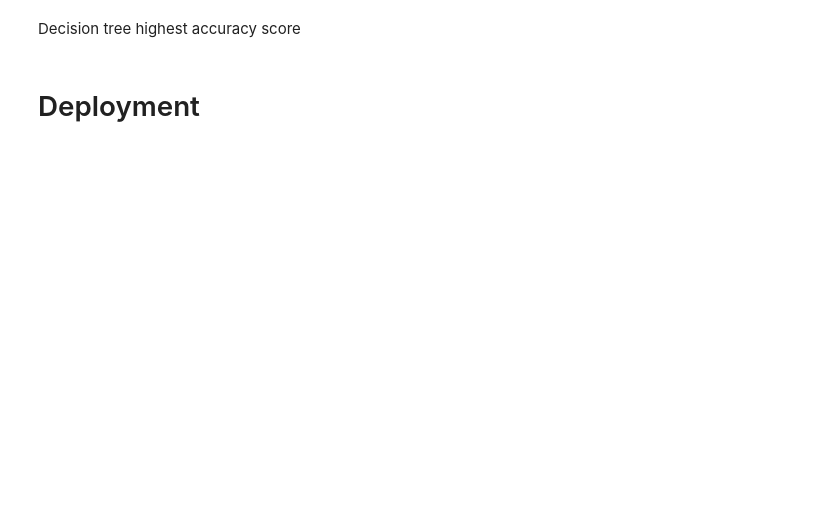
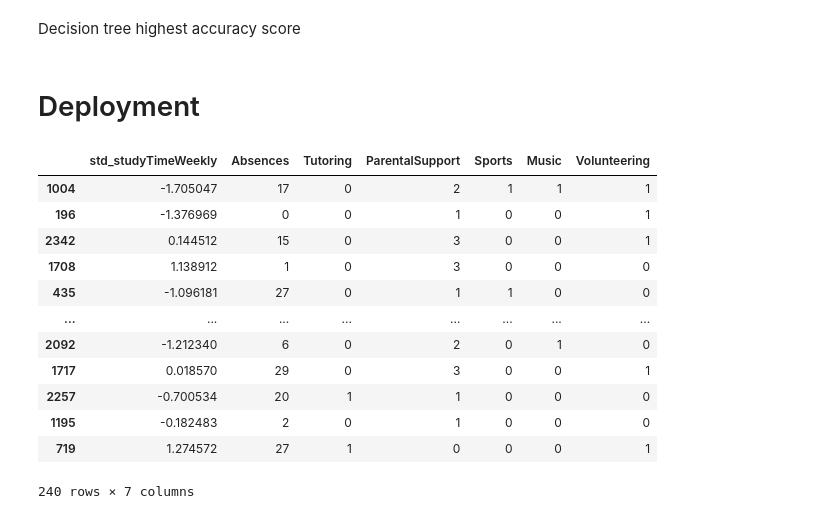
Before and after one commit to ackermanjayjay/DS_Student-Perfomance, a Jupyter notebook: analyst/Student_perfomance.ipynb, the cells around one changed output. Saved outputs shown, nothing was run; the diff lists cells and outputs as text; code cells hidden in the pictures; blank space fills up the shorter version.

```diff
--- a/analyst/Student_perfomance.ipynb
+++ b/analyst/Student_perfomance.ipynb
@@ -783,0 +784,16 @@ pickle.dump(dec_tree,open("model_tree.pkl","wb"))
+# %%
+X_test
+# %% [output]
+|  | std_studyTimeWeekly | Absences | Tutoring | ParentalSupport | Sports | Music | Volunteering |
+| 1004 | -1.705047 | 17 | 0 | 2 | 1 | 1 | 1 |
+| 196 | -1.376969 | 0 | 0 | 1 | 0 | 0 | 1 |
+| 2342 | 0.144512 | 15 | 0 | 3 | 0 | 0 | 1 |
+| 1708 | 1.138912 | 1 | 0 | 3 | 0 | 0 | 0 |
+| 435 | -1.096181 | 27 | 0 | 1 | 1 | 0 | 0 |
+| ... | ... | ... | ... | ... | ... | ... | ... |
+| 2092 | -1.212340 | 6 | 0 | 2 | 0 | 1 | 0 |
+| 1717 | 0.018570 | 29 | 0 | 3 | 0 | 0 | 1 |
+| 2257 | -0.700534 | 20 | 1 | 1 | 0 | 0 | 0 |
+| 1195 | -0.182483 | 2 | 0 | 1 | 0 | 0 | 0 |
+| 719 | 1.274572 | 27 | 1 | 0 | 0 | 0 | 1 |
+240 rows × 7 columns
```
Also changed, not shown: parts of 19 cells of this notebook, 7 other files.
